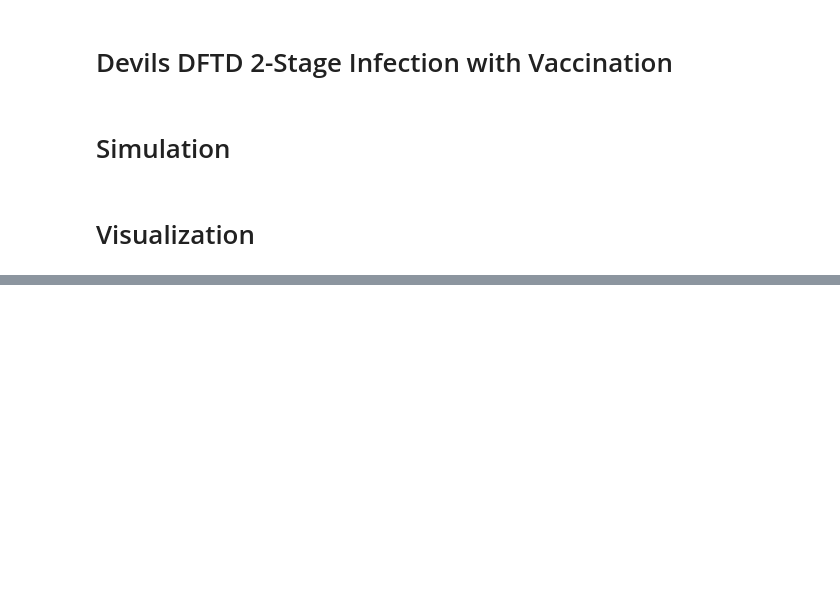
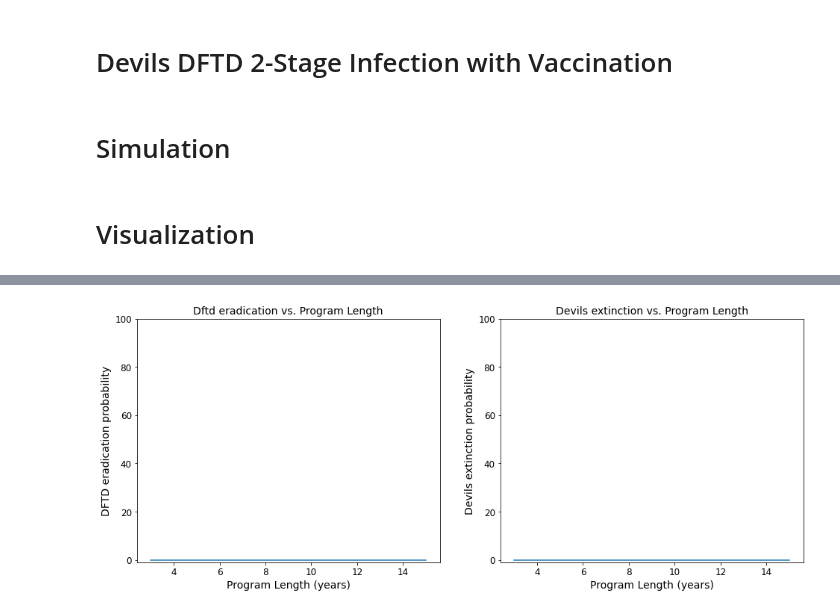
Before and after one commit to StochSS/devils_dftd_modeling, a Jupyter notebook: Parameter Sweeps/Devils DFTD 2-Stage Infection with Vaccination.ipynb, the cells around one changed output, grey strips where cells are left out. Drawn from its saved outputs; the diff is of its cells as text; code cells hidden in the pictures; blank space fills up the shorter version.

```diff
--- a/Parameter Sweeps/Devils DFTD 2-Stage Infection with Vaccination.ipynb
+++ b/Parameter Sweeps/Devils DFTD 2-Stage Infection with Vaccination.ipynb
@@ -439,7 +653,10 @@ class ParameterSweep():
         variables = {}
         self.__run(index=index, variables=variables, verbose=verbose)
 # %%
-params = [{"parameter": "program_length", "range": [3, 6, 9, 12, 15]}]
+params = [
+    {"parameter": "program_length", "range": [3, 6, 9, 12, 15]},
+    {"parameter": "vaccine_frequency", "range": [1, 2, 3, 4, 6, 12]}
+]
 job = ParameterSweep(model=model, settings=config_settings, params=params)
 # %%
 %time job.run()
@@ -473,0 +666,4 @@ Dftd eradication: 0.0%
+# %%
+job.plot_devil_dftd_extinction_over_param(res_sub_keys=["vaccine_frequency:6"])
+# %% [output]
+[figure, added]
```
Also changed, not shown: parts of 9 cells of this notebook, 2 other files.
